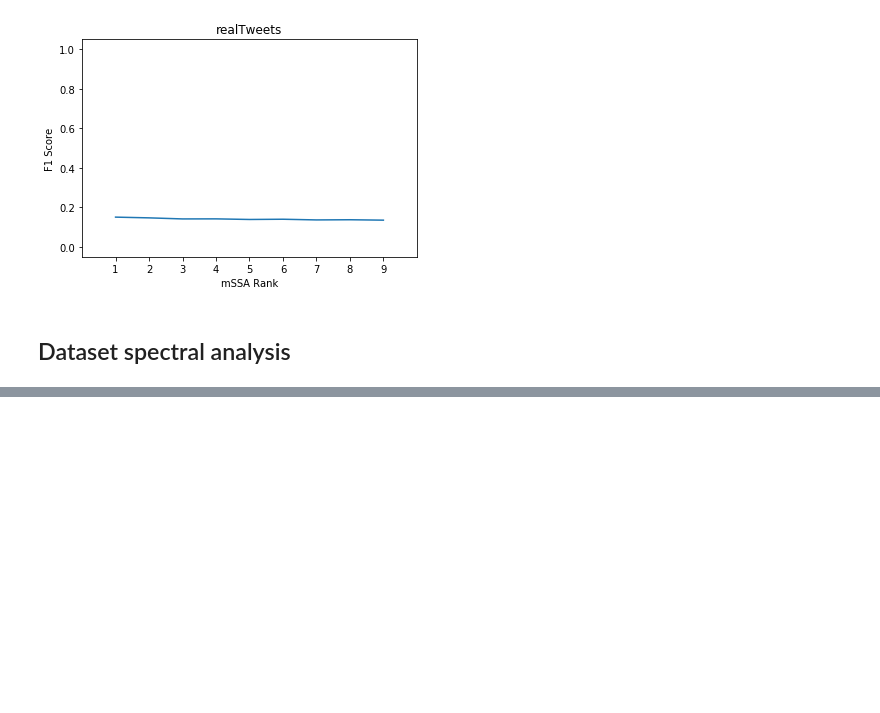
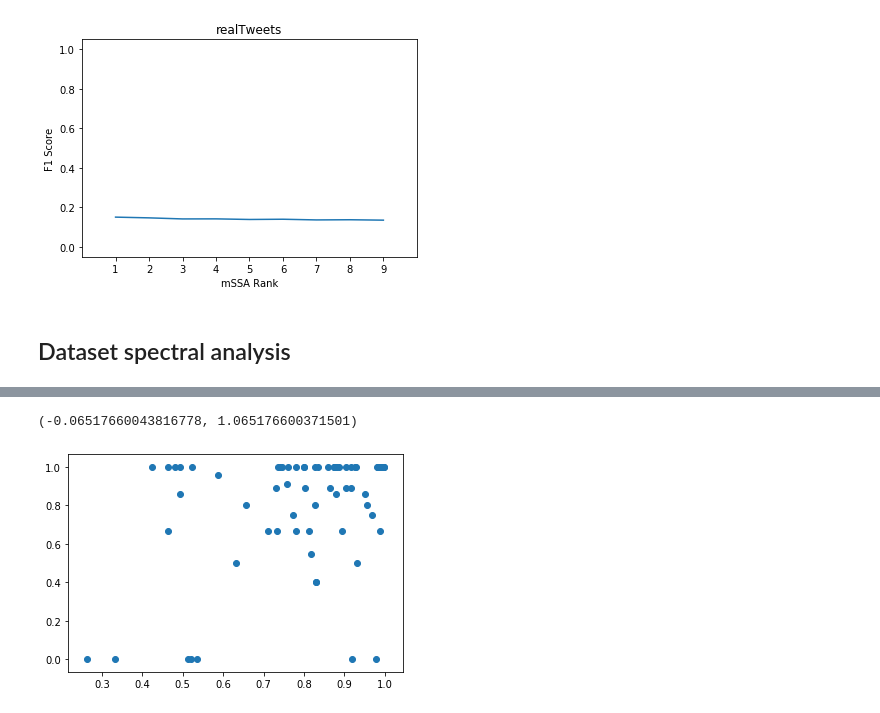
Before and after one commit to amlatyrngom/ml_project_bench, a Jupyter notebook: presentation_figures.ipynb, the cells around one changed output, grey strips where cells are left out. Saved outputs shown, nothing was run; the diff lists cells and outputs as text; code cells hidden in the pictures; blank space fills up the shorter version.

Commit message:
more figures

```diff
--- a/presentation_figures.ipynb
+++ b/presentation_figures.ipynb
@@ -175,3 +177,32 @@ for dataset in BENCHMARK_DATA.keys():
 [figure]
 # %% [markdown]
 ## Dataset spectral analysis
+# %%
+#ignore nasa for now, decide how to deal with test/train split later
+filepaths = [x for x in glob.glob("./Orion/orion/data/**", recursive=True) if x.endswith(".csv") and "_all" not in x and "-test" not in x and "-train" not in x]
+# %%
+df_optmssa_spectra = df_optmssa_scores.copy()
+spectra_dict = {}
+
+
+
+for filepath in filepaths:
+    try:
+        signal_name = filepath.split("/")[-1][:-4]
+
+        temp_df = pd.read_csv(filepath)
+        m_dim = int(np.sqrt(len(temp_df)))
+        n_dim = len(temp_df)//m_dim
+        m = np.reshape(temp_df.value.values[:m_dim*n_dim], (m_dim,n_dim))
+        m = m - m.mean()
+
+        u,s,_ = np.linalg.svd(m)
+        # s = s/s[0]
+        S = np.cumsum(s**2)
+        S = S/S[-1]
+
+#         df_optmssa_spectra.loc[df_optmssa_spectra['signal'] == signal_name, "energy"] = str(S)
+        spectra_dict[signal_name] = S
+
+    except:
+        print(filepath)
@@ -177,0 +211,5 @@ for dataset in BENCHMARK_DATA.keys():
+# %%
+df_optmssa_spectra['energy'] = df_optmssa_spectra['signal'].map(spectra_dict)
+# %%
+#get energy at optimimum level
+df_optmssa_spectra.loc[(~df_optmssa_spectra['energy'].isnull()) & (~df_optmssa_spectra['mssa_rank'].isnull()), "optimal_energy_level"] = df_optmssa_spectra[~df_optmssa_spectra['energy'].isnull()][~df_optmssa_spectra['mssa_rank'].isnull()].apply(lambda x: x.energy[int(x.mssa_rank)], axis=1)
@@ -177,0 +232,12 @@ for dataset in BENCHMARK_DATA.keys():
+# %%
+sv_index = 2
+dataset = "YAHOOA1"
+energy_levels = [x[sv_index] for x in df_optmssa_spectra.query("dataset == @dataset")['energy']]
+# opt_energy_levels =
+f1_scores = df_optmssa_spectra.query("dataset == @dataset").f1.values
+
+plt.scatter(energy_levels, f1_scores)
+plt.ylim()
+# %% [output]
+(-0.06517660043816778, 1.065176600371501)
+[figure, added]
```
Also changed, not shown: parts of 9 cells of this notebook.
